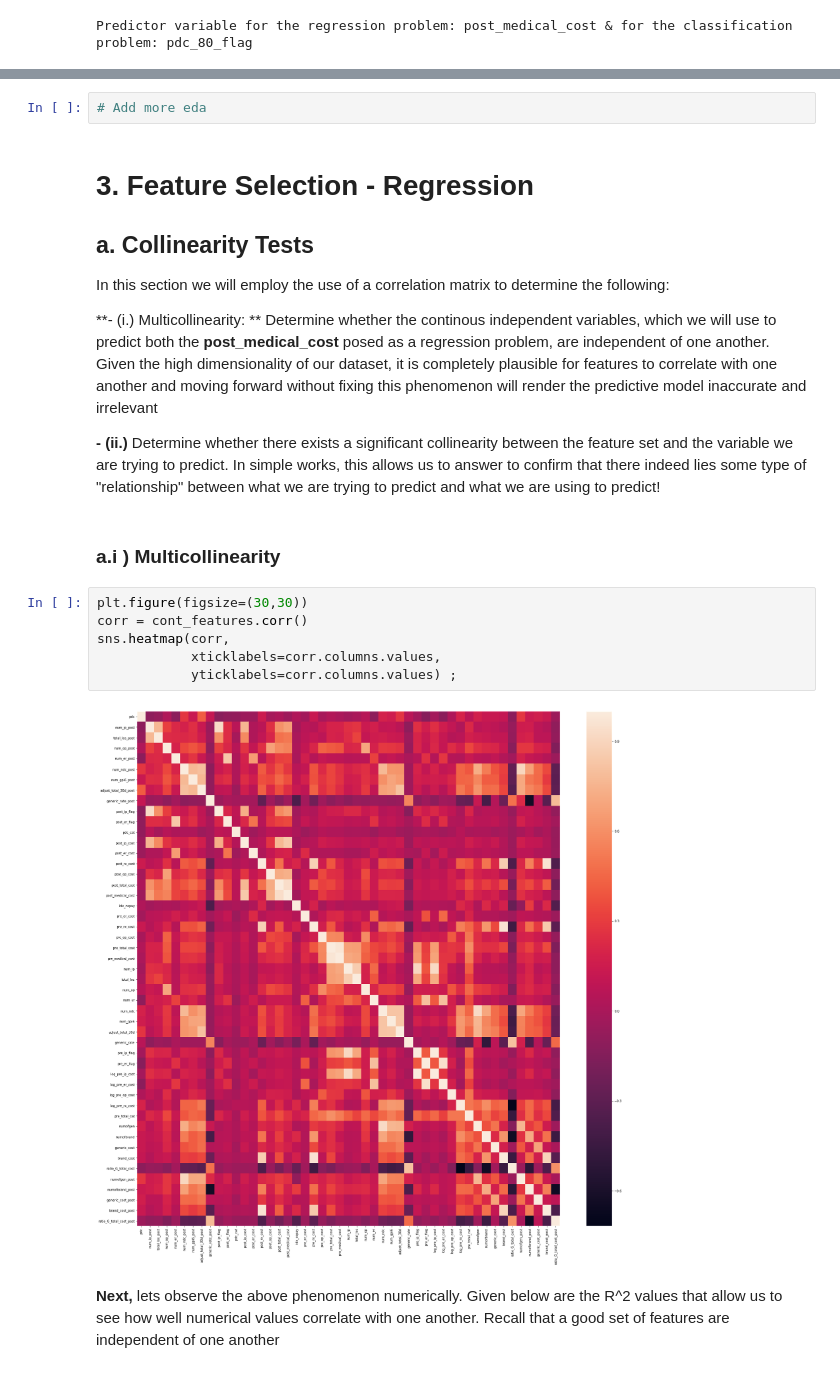
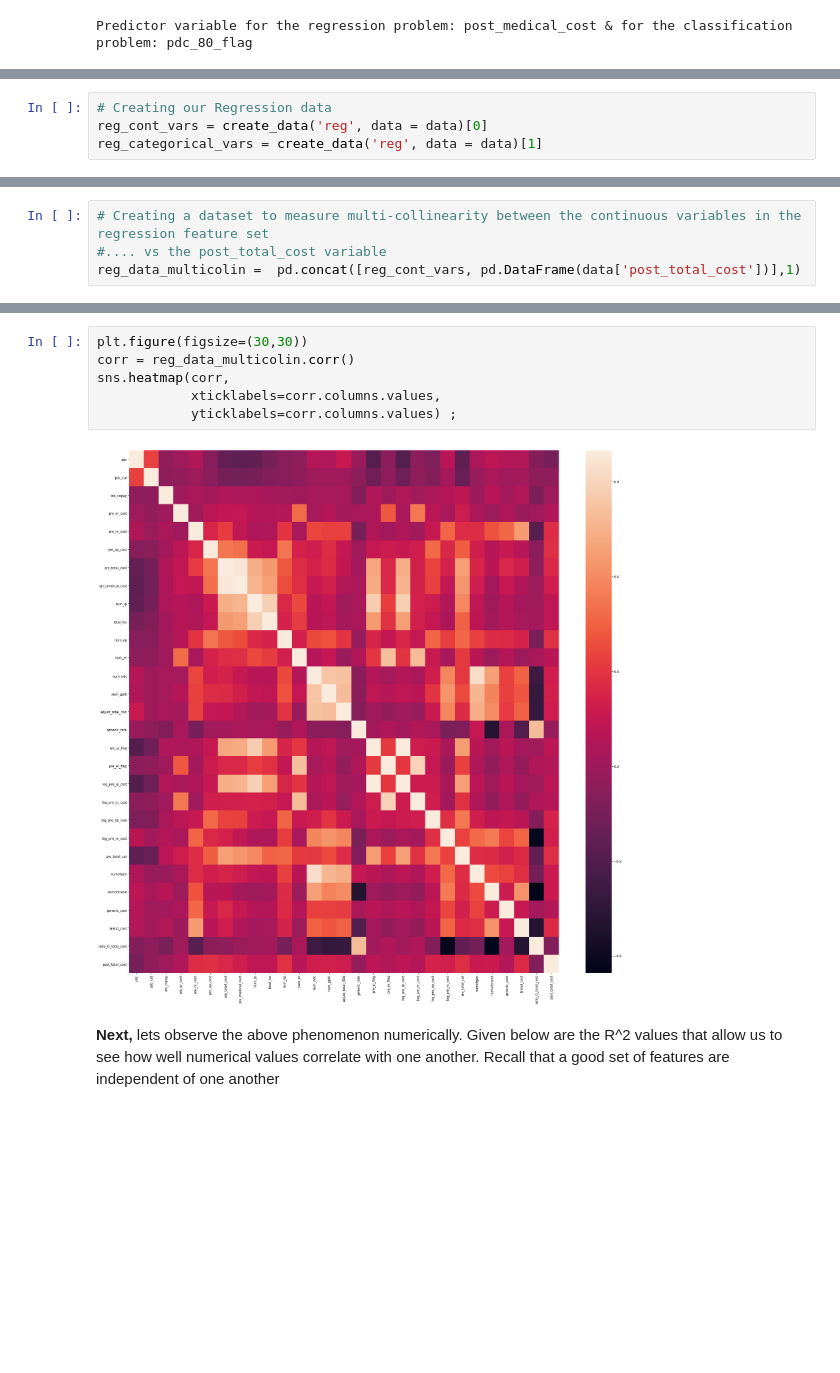
Before and after one commit to edalrami/hccs-final, a Jupyter notebook: Healthcare Final Project - DR.ipynb, the cells around one changed output, grey strips where cells are left out. Drawn from its saved outputs; the diff is of its cells as text; blank space fills up the shorter version.

Commit message:
Cat variable conversion, wilcoxon test, improved chi-sq, improved feature selection for regression (removed post variables)

```diff
--- a/Healthcare Final Project - DR.ipynb
+++ b/Healthcare Final Project - DR.ipynb
@@ -111,0 +223,4 @@ cont_features.head()
+# %%
+# Creating our Regression data
+reg_cont_vars = create_data('reg', data = data)[0]
+reg_categorical_vars = create_data('reg', data = data)[1]
@@ -112 +309,5 @@ cont_features.head()
+# %%
+# Creating a dataset to measure multi-collinearity between the continuous variables in the regression feature set
+#.... vs the post_total_cost variable
+reg_data_multicolin =  pd.concat([reg_cont_vars, pd.DataFrame(data['post_total_cost'])],1)
 # %%
@@ -185,25 +324,11 @@ sns.despine(left=True)
-# %%
-# Add more eda
-# %% [markdown]
-# 3. Feature Selection - Regression
-
-## a. Collinearity Tests
-
-In this section we will employ the use of a correlation matrix to determine the following:
-
-**- (i.) Multicollinearity: ** Determine whether the continous independent variables, which we will use to predict both the **post_medical_cost** posed as a regression problem, are independent of one another. Given the high dimensionality of our dataset, it is completely plausible for features to correlate with one another and moving forward without fixing this phenomenon will render the predictive model inaccurate and irrelevant
-
-**- (ii.)** Determine whether there exists a significant collinearity between the feature set and the variable we are trying to predict. In simple works, this allows us to answer to confirm that there indeed lies some type of "relationship" between what we are trying to predict and what we are using to predict!
-# %% [markdown]
-###  a.i ) Multicollinearity
 # %%
 plt.figure(figsize=(30,30))
-corr = cont_features.corr()
+corr = reg_data_multicolin.corr()
 sns.heatmap(corr,
             xticklabels=corr.columns.values,
             yticklabels=corr.columns.values) ;
 # %% [output]
-[figure, old version]
+[figure, new version]
 # %% [markdown]
 **Next,** lets observe the above phenomenon numerically. Given below are the R^2 values that allow us to see how well numerical values correlate with one another. Recall that a good set of features are independent of one another
 # %%
```
Also changed, not shown: parts of 61 cells of this notebook.
